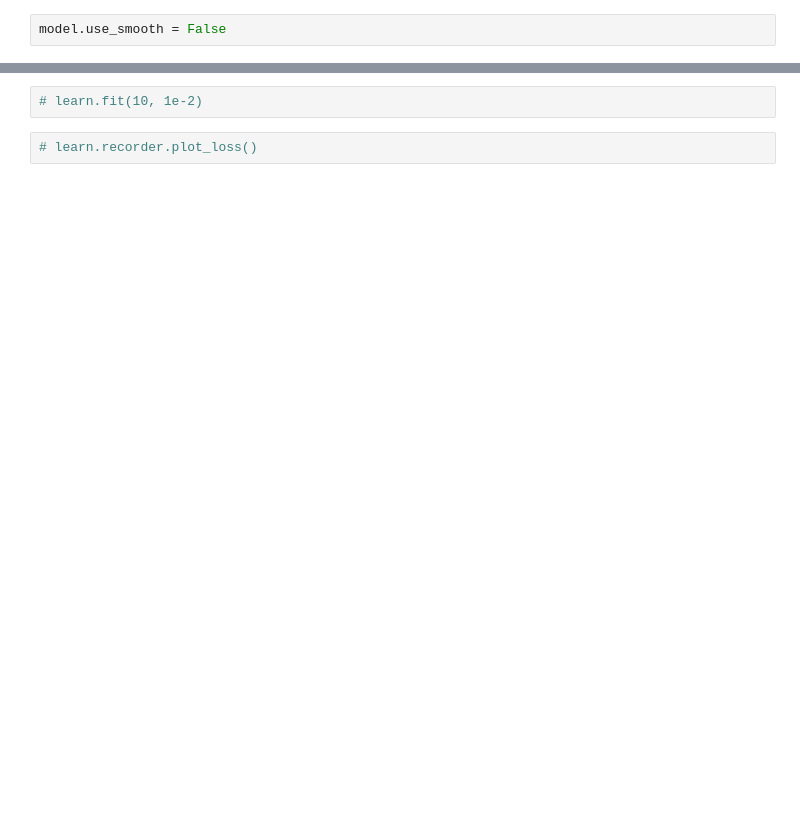
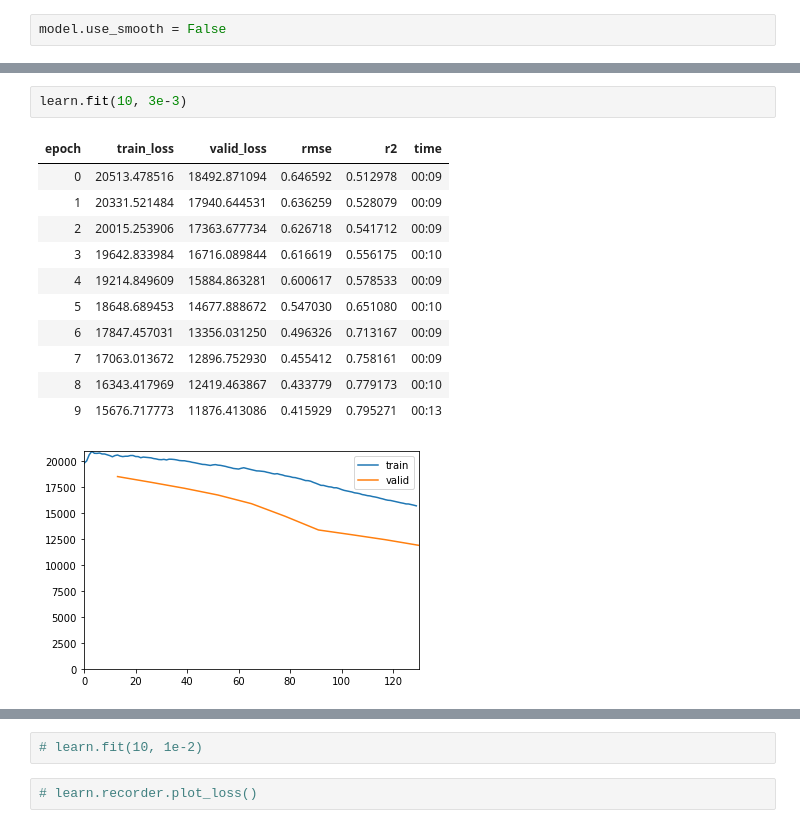
Before and after one commit to mone27/meteo_imp, a Jupyter notebook: analysis/kalman/kalman_fastai.ipynb, the cells around one changed output, grey strips where cells are left out. Drawn from its saved outputs; the diff is of its cells as text; blank space fills up the shorter version.

```diff
--- a/analysis/kalman/kalman_fastai.ipynb
+++ b/analysis/kalman/kalman_fastai.ipynb
@@ -53,0 +53,15 @@ learn.fit(20, 3e-2)
+# %%
+learn.fit(10, 3e-3)
+# %% [output]
+| epoch | train_loss | valid_loss | rmse | r2 | time |
+| 0 | 20513.478516 | 18492.871094 | 0.646592 | 0.512978 | 00:09 |
+| 1 | 20331.521484 | 17940.644531 | 0.636259 | 0.528079 | 00:09 |
+| 2 | 20015.253906 | 17363.677734 | 0.626718 | 0.541712 | 00:09 |
+| 3 | 19642.833984 | 16716.089844 | 0.616619 | 0.556175 | 00:10 |
+| 4 | 19214.849609 | 15884.863281 | 0.600617 | 0.578533 | 00:09 |
+| 5 | 18648.689453 | 14677.888672 | 0.547030 | 0.651080 | 00:10 |
+| 6 | 17847.457031 | 13356.031250 | 0.496326 | 0.713167 | 00:09 |
+| 7 | 17063.013672 | 12896.752930 | 0.455412 | 0.758161 | 00:09 |
+| 8 | 16343.417969 | 12419.463867 | 0.433779 | 0.779173 | 00:10 |
+| 9 | 15676.717773 | 11876.413086 | 0.415929 | 0.795271 | 00:13 |
+[figure, added]
```
Also changed, not shown: parts of 48 cells of this notebook, 5 other files.
